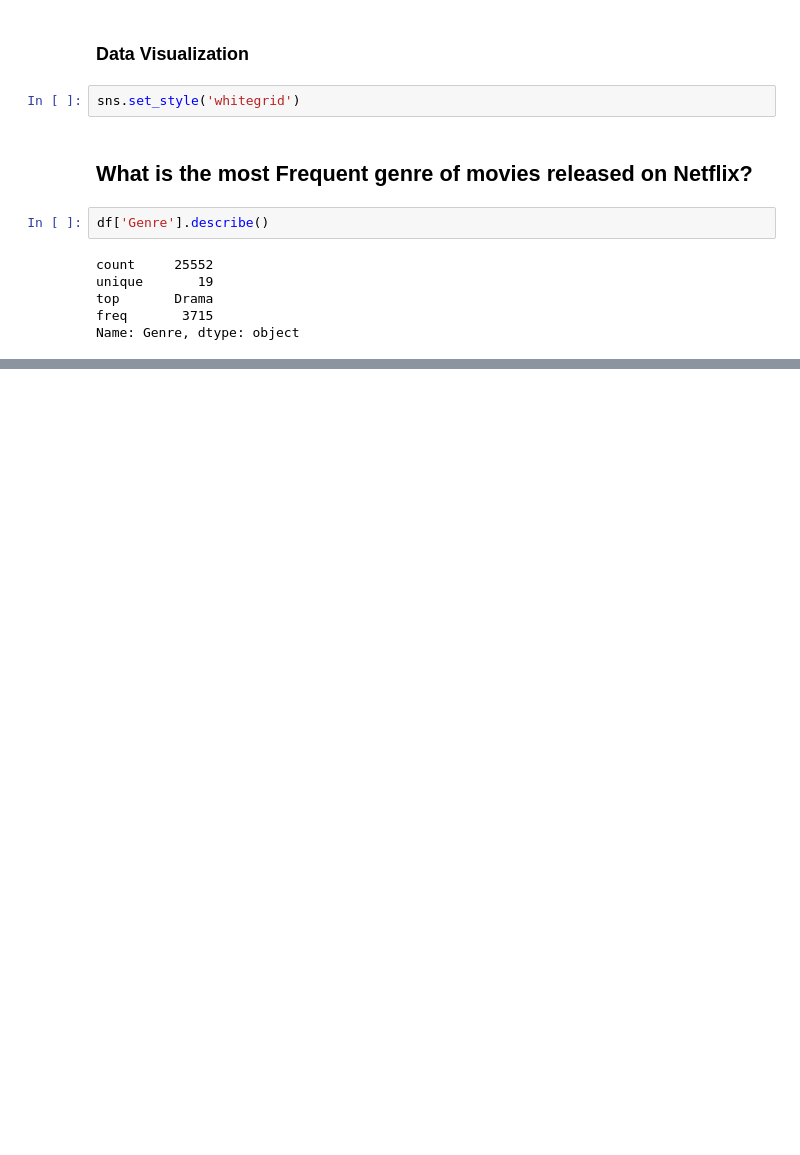
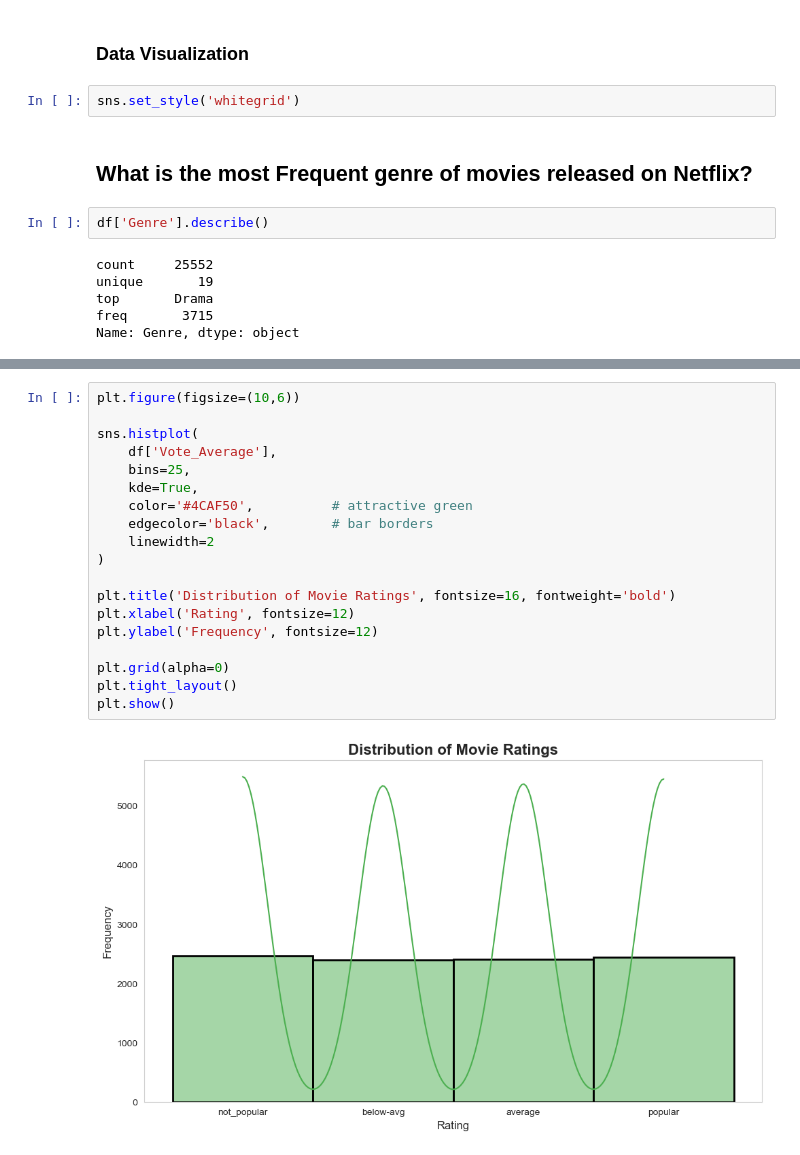
Before and after one commit to Chabbi-06/Netflix_Movie_Data_Analysis, a Jupyter notebook: Netflix_Movie_Data_Analysis.ipynb, the cells around one changed output, grey strips where cells are left out. Saved outputs shown, nothing was run; the diff lists cells and outputs as text; blank space fills up the shorter version.

```diff
--- a/Netflix_Movie_Data_Analysis.ipynb
+++ b/Netflix_Movie_Data_Analysis.ipynb
@@ -257,0 +285,21 @@ plt.show()
+# %%
+plt.figure(figsize=(10,6))
+
+sns.histplot(
+    df['Vote_Average'],
+    bins=25,
+    kde=True,
+    color='#4CAF50',          # attractive green
+    edgecolor='black',        # bar borders
+    linewidth=2
+)
+
+plt.title('Distribution of Movie Ratings', fontsize=16, fontweight='bold')
+plt.xlabel('Rating', fontsize=12)
+plt.ylabel('Frequency', fontsize=12)
+
+plt.grid(alpha=0)
+plt.tight_layout()
+plt.show()
+# %% [output]
+[figure, added]
```
Also changed, not shown: parts of 9 cells of this notebook.
